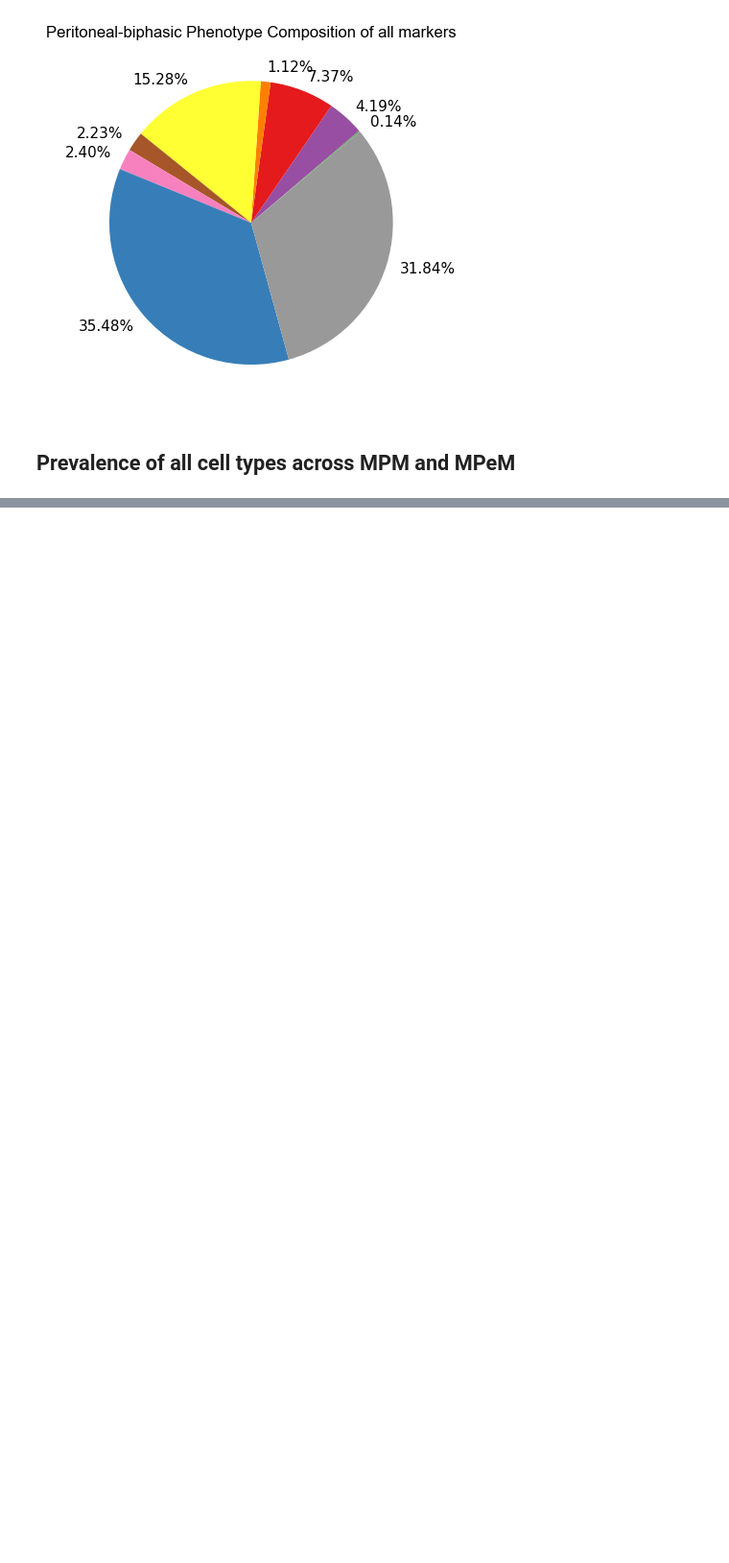
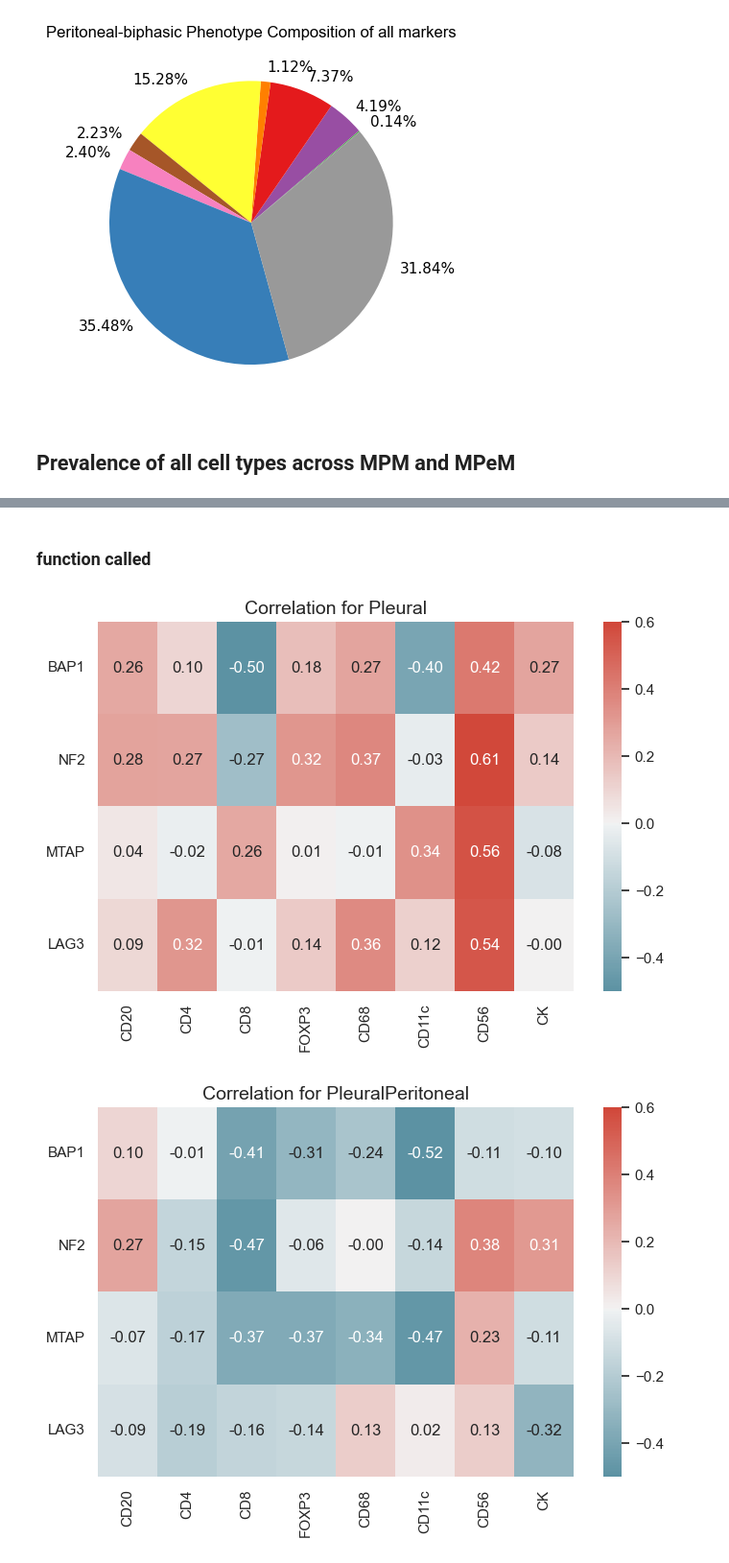
Before and after one commit to osmanbeyoglulab/MesotheliomaSpatialAtlas_analysis, a Jupyter notebook: notebook/Figures_with_Python.ipynb, the cells around one changed output, grey strips where cells are left out. Shown at 96% size. Cells and saved outputs as stored; diff of their text form; code cells hidden in the pictures; blank space fills up the shorter version.

```diff
--- a/notebook/Figures_with_Python.ipynb
+++ b/notebook/Figures_with_Python.ipynb
@@ -326,0 +320,2 @@ box_plot_plus_horizontal(outpath, title+"_sw",df_plot, grouptype, 'phenotype', '
+# %% [markdown]
+### function called
@@ -326,0 +392,55 @@ box_plot_plus_horizontal(outpath, title+"_sw",df_plot, grouptype, 'phenotype', '
+# %%
+import pandas as pd
+
+
+markers = ["CD20", "CD4", "CD8", "FOXP3", "CD68", "CD11c", "CD56", "CK"]
+genes= ["BAP1", "NF2", "MTAP", "LAG3"]
+
+only3subs = False
+
+
+grouptype = " intensity"
+cols = [item + grouptype for item in markers+genes]
+
+df_feature_ori = pd.read_csv("../data_and_figure/feature/core_features_allMarkers_withIntensity_MVB_mean.csv", index_col=0)
+if only3subs:
+    df_feature_ori = df_feature_ori.loc[df_feature_ori['subtype'].isin(["biphasic", "epithelioid", "sarcomatoid"]),:]
+
+for CKcore in [False]:  # [False, True]:
+
+    title = "Correlation for "
+    df_feature = df_feature_ori
+
+    if CKcore:
+        df_feature= df_feature_ori.loc[df_feature_ori['CK percent'] > 0.2, :] #65,42
+        title = "CK core " + title
+
+    for casetype in ["Pleural", "Peritoneal"]:
+
+        if only3subs:
+            title =  title + casetype + " only3subs"
+        else:
+            title = title + casetype
+
+        df_feature_sub = df_feature.loc[df_feature['casetype'] == casetype, :]
+
+
+        df_feature_sel = df_feature_sub[cols]
+        df_feature_sel.columns = markers+genes
+
+
+        corr = df_feature_sel.corr(method="spearman")
+        corr = corr.loc[genes, markers]
+
+        import matplotlib.pyplot as plt
+        plt.rcParams['figure.figsize'] = [8, 5]
+
+        if casetype == "Pleural":
+            heatmap_plot(corr.round(2),  title , -0.5,0.6, contain0=True)
+        else:
+            heatmap_plot(corr.round(2),   title , -0.5,0.6, contain0=True)
+
+        plt.show()
+# %% [output]
+[figure, added]
+[figure, added]
```
Also changed, not shown: parts of 19 cells of this notebook, 2 other files.
